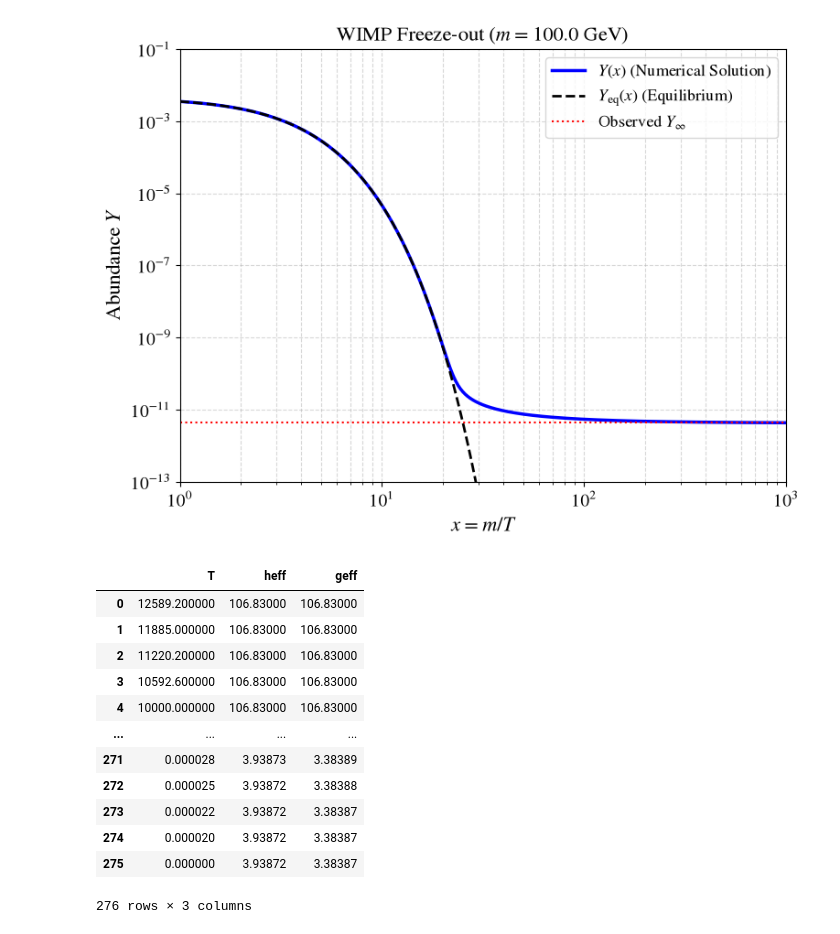
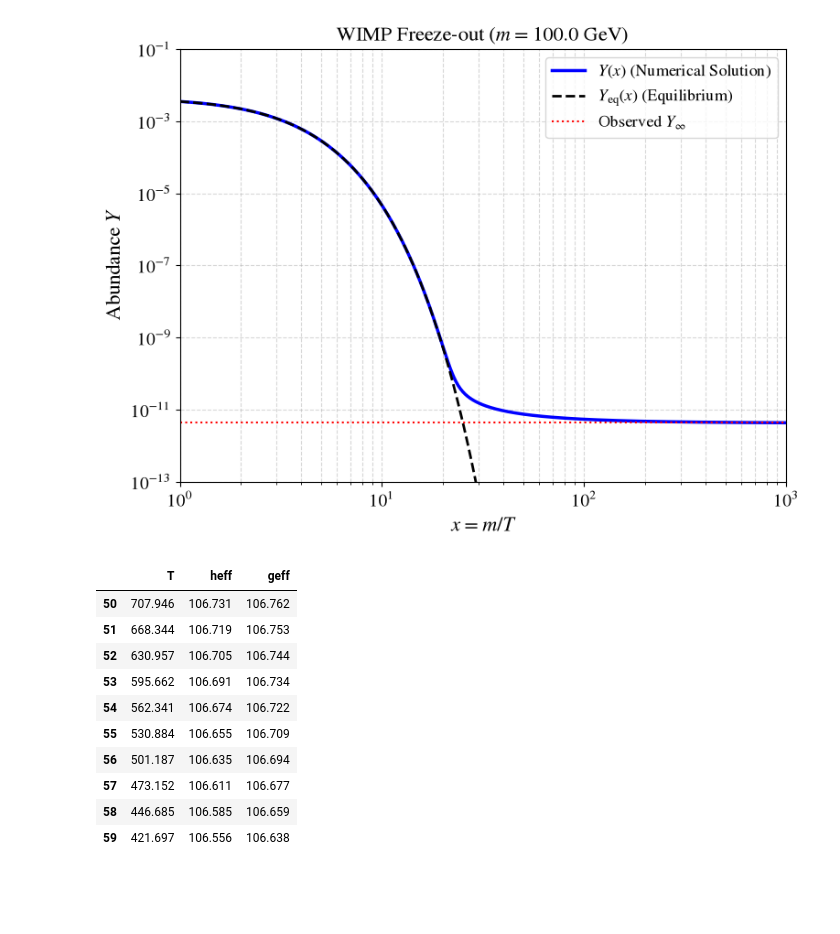
Before and after one commit to restrepo/WIMP, a Jupyter notebook: WIMP.ipynb, the cells around one changed output. Saved outputs shown, nothing was run; the diff lists cells and outputs as text; code cells hidden in the pictures; blank space fills up the shorter version.

```diff
--- a/WIMP.ipynb
+++ b/WIMP.ipynb
@@ -160,18 +160,16 @@ url = "https://raw.githubusercontent.com/restrepo/micromegas/refs/heads/master/D
 # %%
 df = pd.read_csv(url, names=['T', 'heff','geff'],sep='\t+', header=None, skiprows=3, engine='python')
 # %%
-df
+df[50:60]
 # %% [output]
 |  | T | heff | geff |
-| 0 | 12589.200000 | 106.83000 | 106.83000 |
-| 1 | 11885.000000 | 106.83000 | 106.83000 |
-| 2 | 11220.200000 | 106.83000 | 106.83000 |
-| 3 | 10592.600000 | 106.83000 | 106.83000 |
-| 4 | 10000.000000 | 106.83000 | 106.83000 |
-| ... | ... | ... | ... |
-| 271 | 0.000028 | 3.93873 | 3.38389 |
-| 272 | 0.000025 | 3.93872 | 3.38388 |
-| 273 | 0.000022 | 3.93872 | 3.38387 |
-| 274 | 0.000020 | 3.93872 | 3.38387 |
-| 275 | 0.000000 | 3.93872 | 3.38387 |
+| 50 | 707.946 | 106.731 | 106.762 |
+| 51 | 668.344 | 106.719 | 106.753 |
+| 52 | 630.957 | 106.705 | 106.744 |
+| 53 | 595.662 | 106.691 | 106.734 |
+| 54 | 562.341 | 106.674 | 106.722 |
+| 55 | 530.884 | 106.655 | 106.709 |
+| 56 | 501.187 | 106.635 | 106.694 |
+| 57 | 473.152 | 106.611 | 106.677 |
+| 58 | 446.685 | 106.585 | 106.659 |
+| 59 | 421.697 | 106.556 | 106.638 |
-276 rows × 3 columns
```
